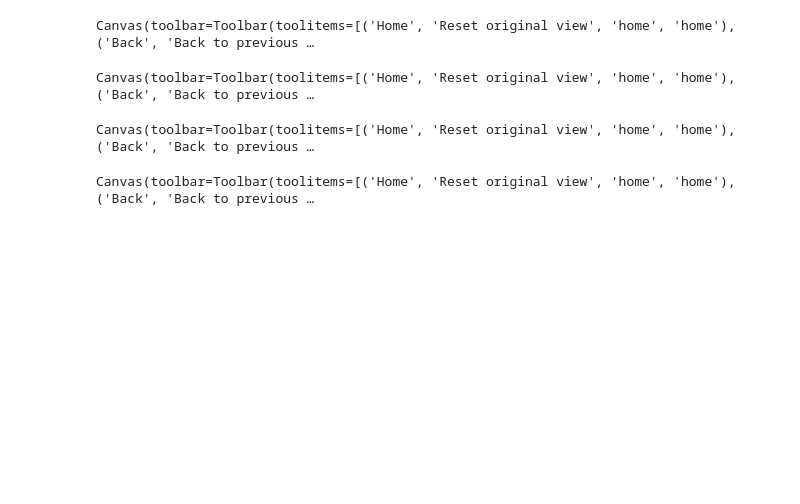
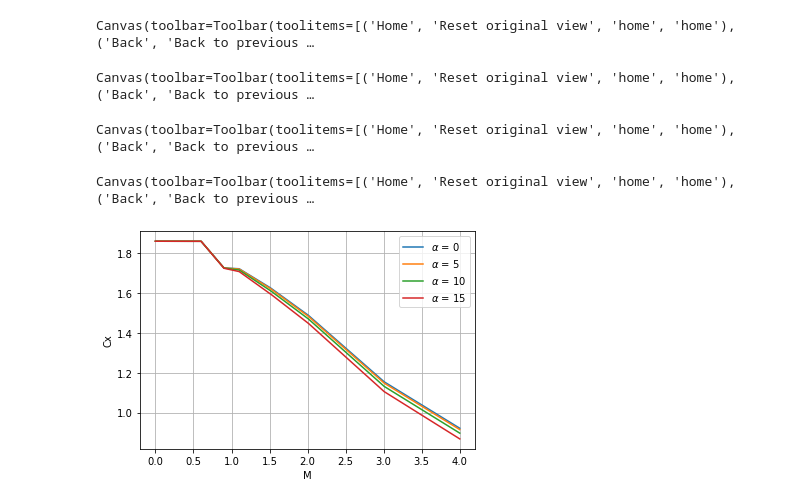
Before and after one commit to TovarnovM/neuro_missile, a Jupyter notebook: src/aerodynamic.ipynb, the cells around one changed output. Saved outputs shown, nothing was run; the diff lists cells and outputs as text; code cells hidden in the pictures; blank space fills up the shorter version.

```diff
--- a/src/aerodynamic.ipynb
+++ b/src/aerodynamic.ipynb
@@ -112,0 +125,14 @@ Canvas(toolbar=Toolbar(toolitems=[('Home', 'Reset original view', 'home', 'home'
+# %%
+m = Missile.get_needle()
+# %%
+for alpha in [0,5,10,15]:
+    machs = np.linspace(0, 4, 1000)
+    cxs = [m.Cx_itr(alpha, mach) for mach in machs]
+    plt.plot(machs, cxs, label=f'$\\alpha$ = {alpha}')
+plt.xlabel('M')
+plt.ylabel('Cx')
+plt.legend()
+plt.grid()
+plt.show()
+# %% [output]
+[figure, added]
```
Also changed, not shown: parts of 7 cells of this notebook, 11 other files.
